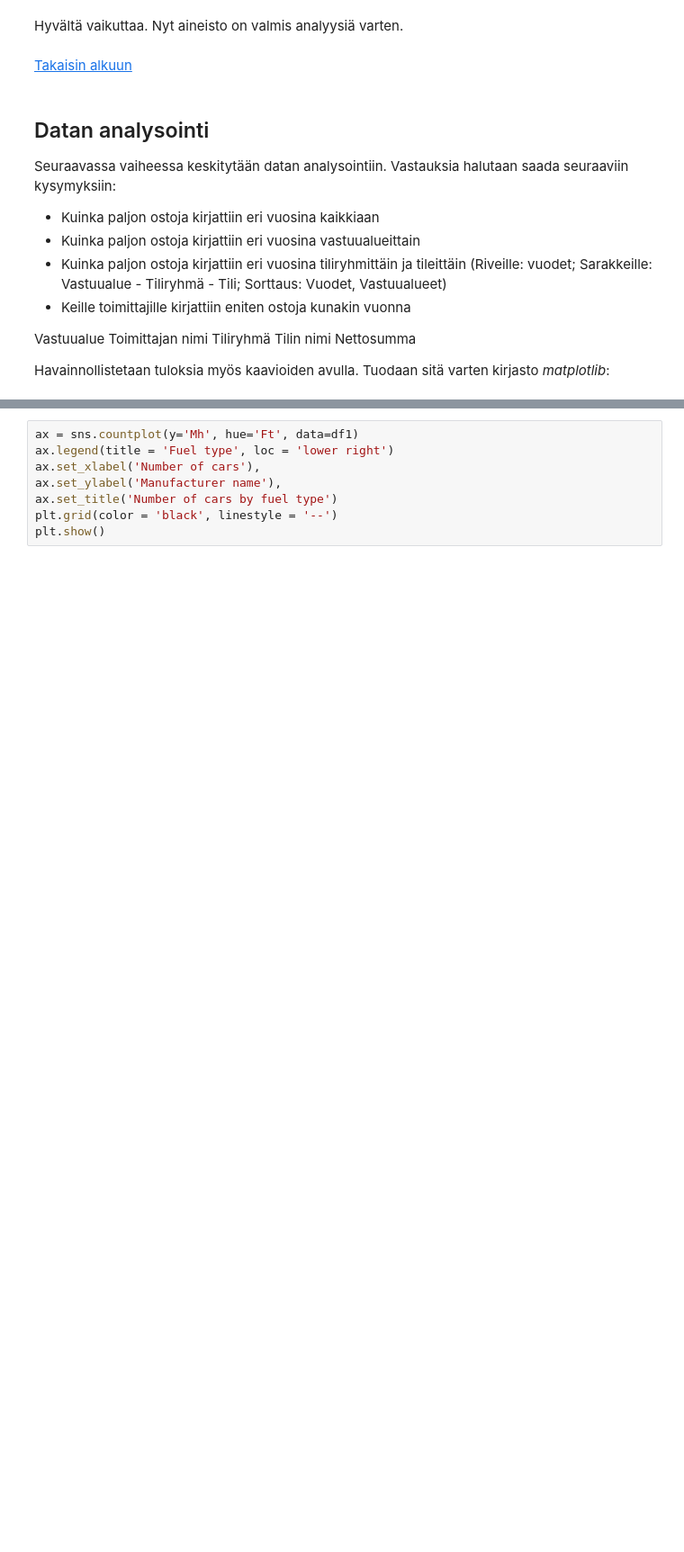
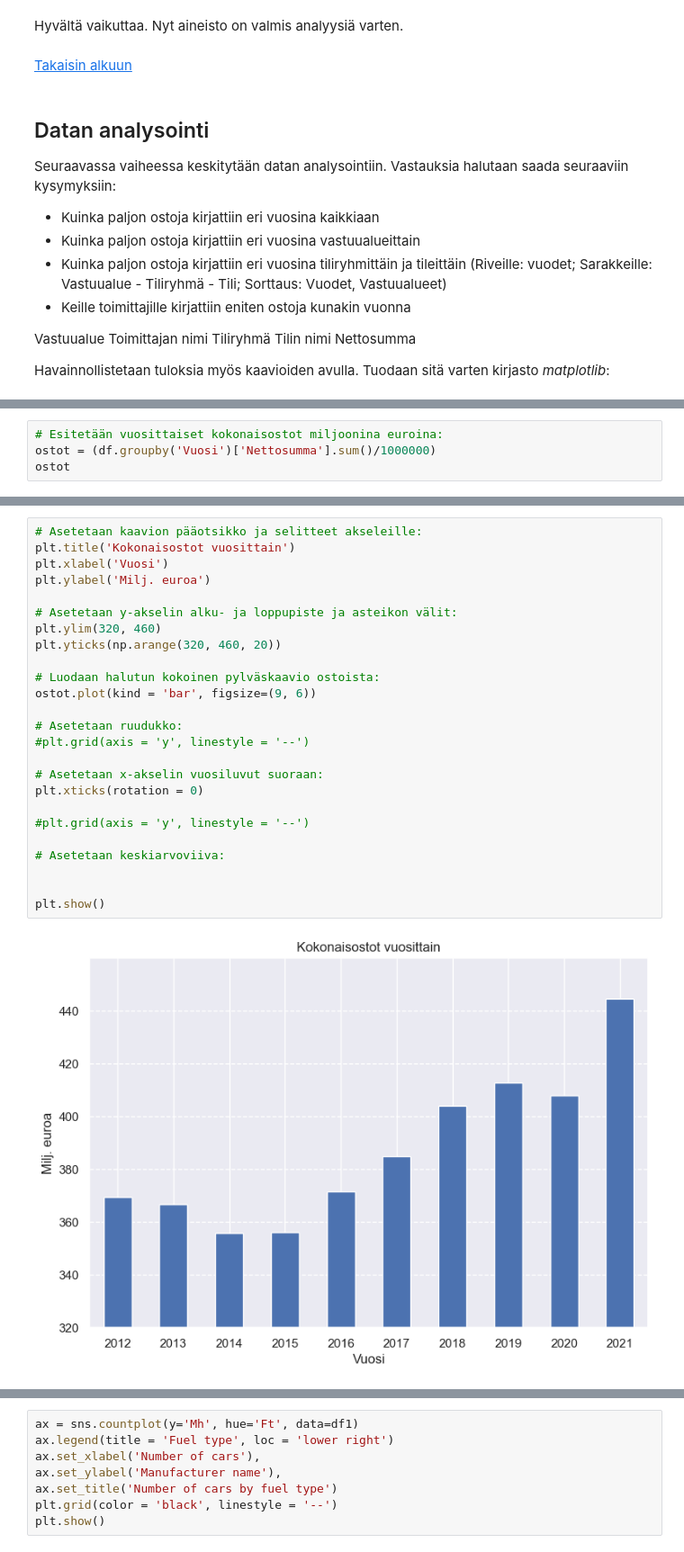
Before and after one commit to SallaLipasti/jkl-ostolaskut, a Jupyter notebook: ostolaskut.ipynb, the cells around one changed output, grey strips where cells are left out. Shown at 90% size. Saved outputs shown, nothing was run; the diff lists cells and outputs as text; blank space fills up the shorter version.

Commit message:
Lisätty ostot vuosittain

```diff
--- a/ostolaskut.ipynb
+++ b/ostolaskut.ipynb
@@ -670,0 +696,4 @@ df.head()
+# %%
+# Esitetään vuosittaiset kokonaisostot miljoonina euroina:
+ostot = (df.groupby('Vuosi')['Nettosumma'].sum()/1000000)
+ostot
@@ -670,0 +713,27 @@ df.head()
+# %%
+# Asetetaan kaavion pääotsikko ja selitteet akseleille:
+plt.title('Kokonaisostot vuosittain')
+plt.xlabel('Vuosi')
+plt.ylabel('Milj. euroa')
+
+# Asetetaan y-akselin alku- ja loppupiste ja asteikon välit:
+plt.ylim(320, 460)
+plt.yticks(np.arange(320, 460, 20))
+
+# Luodaan halutun kokoinen pylväskaavio ostoista:
+ostot.plot(kind = 'bar', figsize=(9, 6))
+
+# Asetetaan ruudukko:
+#plt.grid(axis = 'y', linestyle = '--')
+
+# Asetetaan x-akselin vuosiluvut suoraan:
+plt.xticks(rotation = 0)
+
+#plt.grid(axis = 'y', linestyle = '--')
+
+# Asetetaan keskiarvoviiva:
+
+
+plt.show()
+# %% [output]
+[figure, added]
```
Also changed, not shown: parts of 23 cells of this notebook.
